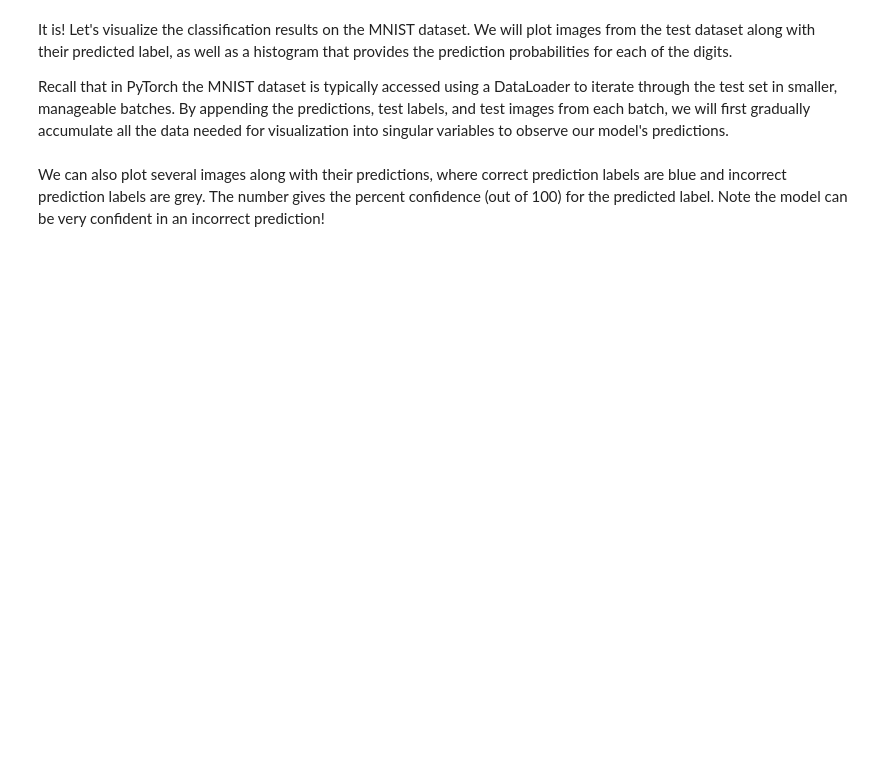
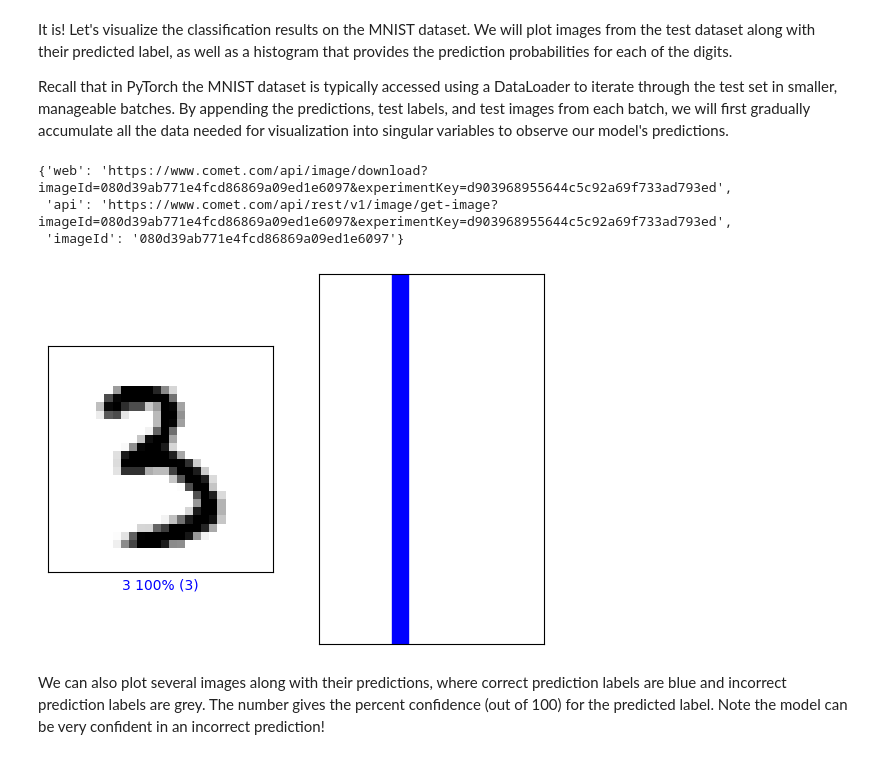
Before and after one commit to Ionic62/REU-Deep-Learning-Internship, a Jupyter notebook: lab2/PT_Part1_MNIST.ipynb, the cells around one changed output. Saved outputs shown, nothing was run; the diff lists cells and outputs as text; code cells hidden in the pictures; blank space fills up the shorter version.

```diff
--- a/lab2/PT_Part1_MNIST.ipynb
+++ b/lab2/PT_Part1_MNIST.ipynb
@@ -538,6 +581,9 @@ all_images = []
 # Process test set in batches
 with torch.no_grad():
     for images, labels in testset_loader:
+        # Move images to the same device as the model
+        # I HAD TO ADD THIS BECAUSE I DON'T HAVE A DEDICATED GPU SO I NEEDED THIS OTHERWISE I GET A RUNTIME ERROR.
+        images = images.to(device)
         outputs = cnn_model(images)
 
         # Apply softmax to get probabilities from the predicted logits
@@ -561,12 +607,17 @@ test_images = all_images.cpu().numpy()       # Shape: (total_samples, 1, 28, 28)
 # %%
 #@title Change the slider to look at the model's predictions! { run: "auto" }
 
-image_index = 79 #@param {type:"slider", min:0, max:100, step:1}
+image_index = 32 #@param {type:"slider", min:0, max:100, step:1}
 plt.subplot(1,2,1)
 mdl.lab2.plot_image_prediction(image_index, predictions, test_labels, test_images)
 plt.subplot(1,2,2)
 mdl.lab2.plot_value_prediction(image_index, predictions, test_labels)
 comet_model_2.log_figure(figure=plt)
+# %% [output]
+{'web': 'https://www.comet.com/api/image/download?imageId=080d39ab771e4fcd86869a09ed1e6097&experimentKey=d903968955644c5c92a69f733ad793ed',
+ 'api': 'https://www.comet.com/api/rest/v1/image/get-image?imageId=080d39ab771e4fcd86869a09ed1e6097&experimentKey=d903968955644c5c92a69f733ad793ed',
+ 'imageId': '080d39ab771e4fcd86869a09ed1e6097'}
+[figure, added]
 # %% [markdown]
 We can also plot several images along with their predictions, where correct prediction labels are blue and incorrect prediction labels are grey. The number gives the percent confidence (out of 100) for the predicted label. Note the model can be very confident in an incorrect prediction!
 # %%
```
Also changed, not shown: parts of 8 cells of this notebook.
